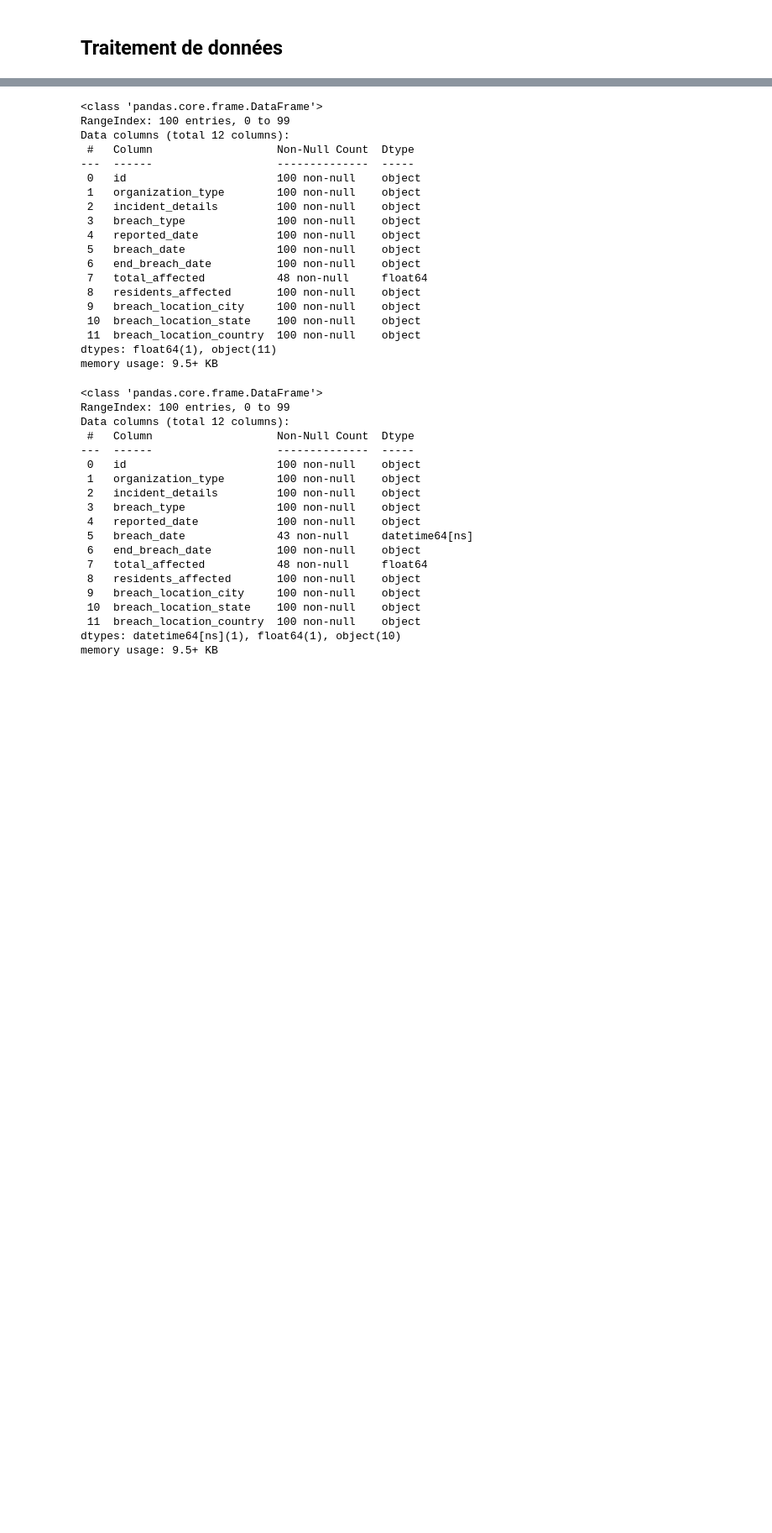
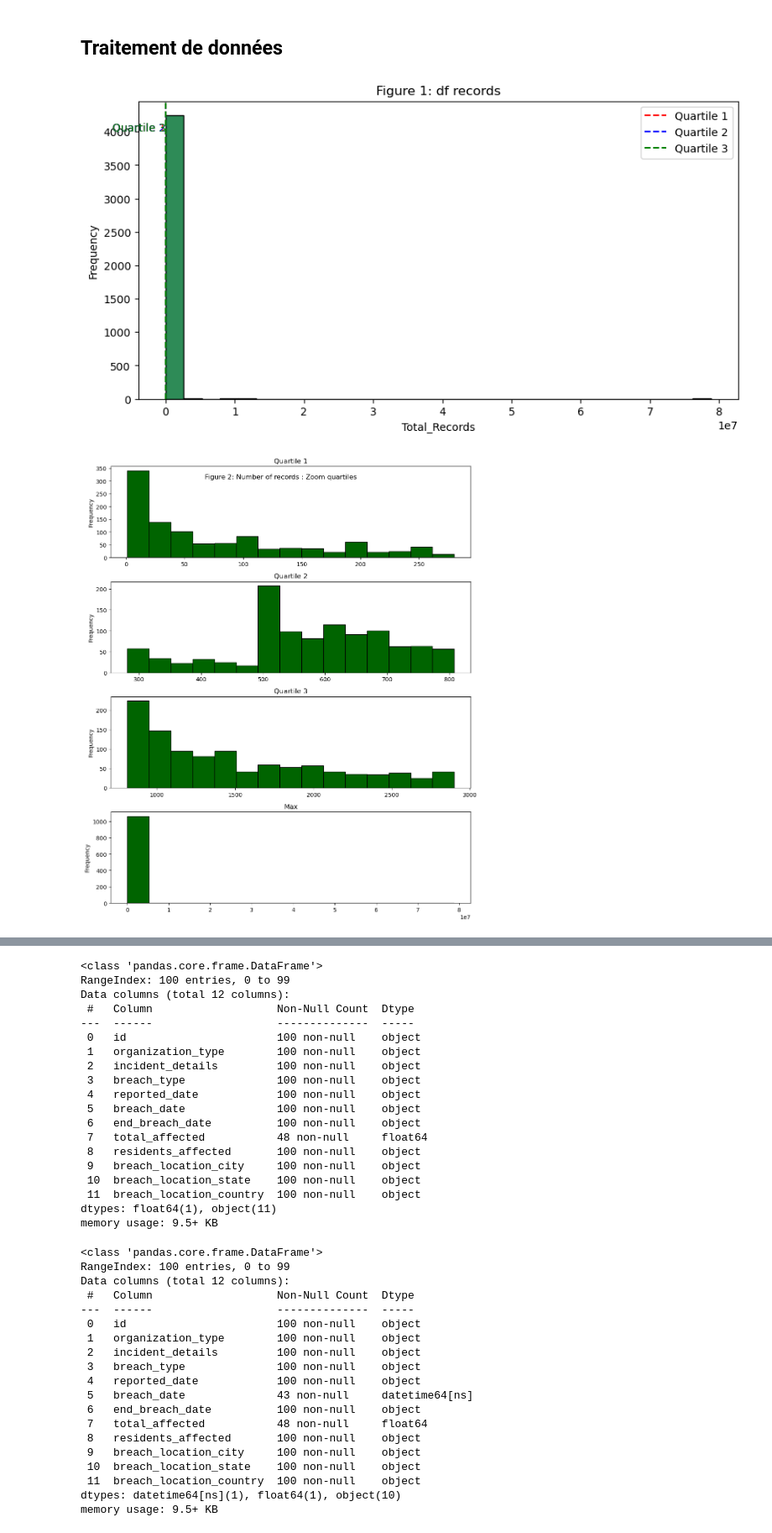
Before and after one commit to fdountiozaboue/NEXIALOG_STAGE, a Jupyter notebook: NoteBook_Analyse_de_la_base_PRC.ipynb, the cells around one changed output, grey strips where cells are left out. Shown at 84% size. Drawn from its saved outputs; the diff is of its cells as text; code cells hidden in the pictures; blank space fills up the shorter version.

```diff
--- a/NoteBook_Analyse_de_la_base_PRC.ipynb
+++ b/NoteBook_Analyse_de_la_base_PRC.ipynb
@@ -123,0 +177,3 @@ Index(['id', 'source', 'org_name', 'acceptable_names', 'org_name_explanation',
+# %%
+# Base à analyser
+data_PRC=base_PRC[(base_PRC['Total_Records']!=0)&(~(base_PRC['Description_of_incident'].isna()))]
@@ -124,2 +192,56 @@ Index(['id', 'source', 'org_name', 'acceptable_names', 'org_name_explanation',
 # %% [markdown]
 ## Traitement de données
+# %%
+# Calcul des quartiles
+q1 = data_PRC['Total_Records'].quantile(0.25)
+q2 = data_PRC['Total_Records'].quantile(0.50)
+q3 = data_PRC['Total_Records'].quantile(0.75)
+
+# --- Figure 1 : Histogramme global avec lignes de quartiles ---
+plt.figure(figsize=(10, 5))
+plt.hist(data_PRC['Total_Records'], bins=30, color='seagreen', edgecolor='black')
+plt.axvline(q1, color='red', linestyle='--', label='Quartile 1')
+plt.axvline(q2, color='blue', linestyle='--', label='Quartile 2')
+plt.axvline(q3, color='green', linestyle='--', label='Quartile 3')
+
+plt.legend(loc='upper right')
+plt.title('Figure 1: df records')
+plt.xlabel('Total_Records')
+plt.ylabel('Frequency')
+plt.text(q1, plt.ylim()[1]*0.9, 'Quartile 1', color='red', ha='right')
+plt.text(q2, plt.ylim()[1]*0.9, 'Quartile 2', color='blue', ha='right')
+plt.text(q3, plt.ylim()[1]*0.9, 'Quartile 3', color='green', ha='right')
+plt.show()
+
+# --- Figure 2 : Zoom sur les quartiles ---
+fig, axs = plt.subplots(4, 1, figsize=(10, 12))
+
+# Quartile 1
+q1_data = data_PRC[data_PRC['Total_Records'] <= q1]
+axs[0].hist(q1_data['Total_Records'], bins=15, color='darkgreen', edgecolor='black')
+axs[0].set_title('Quartile 1')
+
+# Quartile 2
+q2_data = data_PRC[(data_PRC['Total_Records'] > q1) & (data_PRC['Total_Records'] <= q2)]
+axs[1].hist(q2_data['Total_Records'], bins=15, color='darkgreen', edgecolor='black')
+axs[1].set_title('Quartile 2')
+
+# Quartile 3
+q3_data = data_PRC[(data_PRC['Total_Records'] > q2) & (data_PRC['Total_Records'] <= q3)]
+axs[2].hist(q3_data['Total_Records'], bins=15, color='darkgreen', edgecolor='black')
+axs[2].set_title('Quartile 3')
+
+# Max
+q4_data = data_PRC[(data_PRC['Total_Records'] >= q3)&(data_PRC['Total_Records'] <= max(data_PRC['Total_Records']))]
+axs[3].hist(q4_data['Total_Records'], bins=15, color='darkgreen', edgecolor='black')
+axs[3].set_title('Max')
+
+for ax in axs:
+    ax.set_ylabel('Frequency')
+
+fig.suptitle('Figure 2: Number of records : Zoom quartiles', y=0.93)
+plt.tight_layout()
+plt.show()
+# %% [output]
+[figure, added]
+[figure, added]
```
Also changed, not shown: parts of 21 cells of this notebook, 1 other file.
